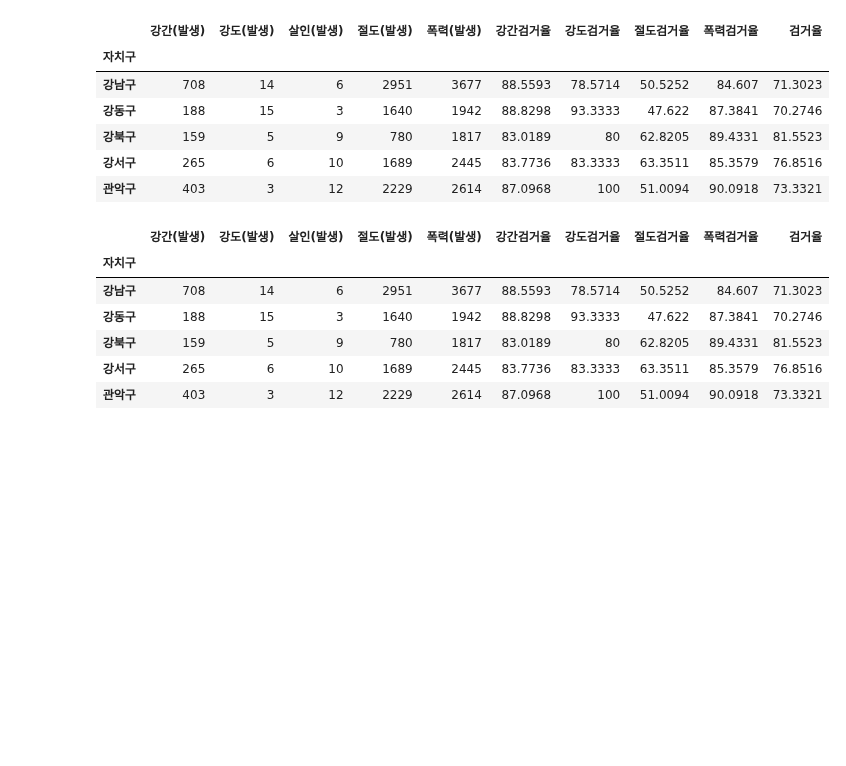
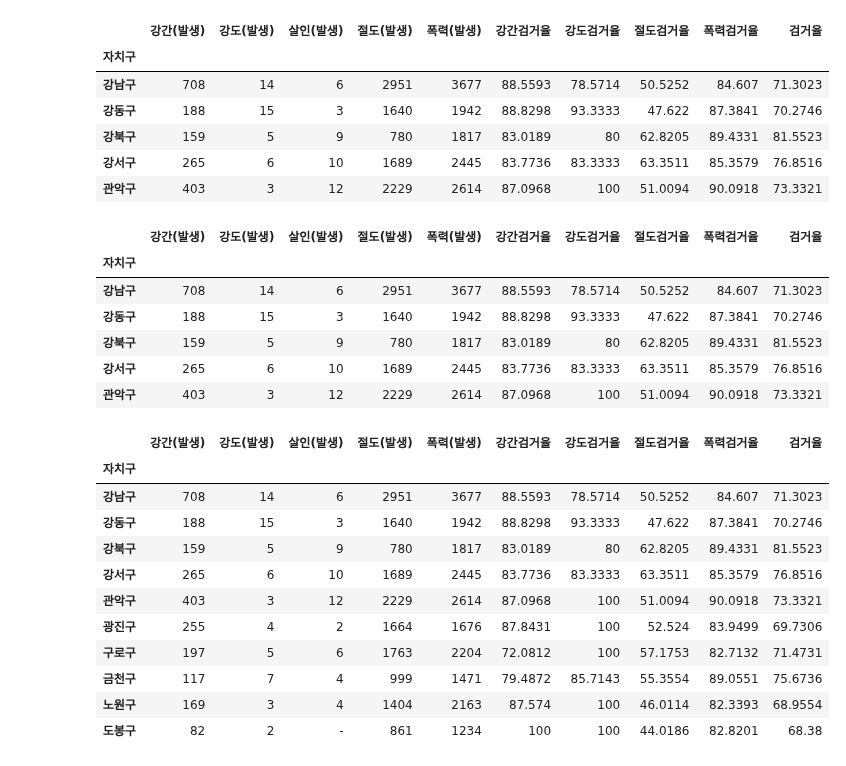
Before and after one commit to ljh15952/AI_Study, a Jupyter notebook: Data_Study/Data_analysis_and_Data_visualization_2.ipynb, the cells around one changed output. Drawn from its saved outputs; the diff is of its cells as text; code cells hidden in the pictures; blank space fills up the shorter version.

```diff
--- a/Data_Study/Data_analysis_and_Data_visualization_2.ipynb
+++ b/Data_Study/Data_analysis_and_Data_visualization_2.ipynb
@@ -206,3 +225,22 @@ gu_df.head()
 | 강북구 | 159 | 5 | 9 | 780 | 1817 | 83.0189 | 80 | 62.8205 | 89.4331 | 81.5523 |
 | 강서구 | 265 | 6 | 10 | 1689 | 2445 | 83.7736 | 83.3333 | 63.3511 | 85.3579 | 76.8516 |
 | 관악구 | 403 | 3 | 12 | 2229 | 2614 | 87.0968 | 100 | 51.0094 | 90.0918 | 73.3321 |
+# %%
+# Masking 기법 (체 활용 기법)
+# 위와 같이 복잡한 이중 for 문과 if 문을 쓸 필요 없이 바로 boolean 체크 후 값 대입 적용이 가능
+
+gu_df[gu_df[['강간검거율', '강도검거율', '절도검거율', '폭력검거율']] > 100] = 100
+gu_df.head(10)
+# %% [output]
+|  | 강간(발생) | 강도(발생) | 살인(발생) | 절도(발생) | 폭력(발생) | 강간검거율 | 강도검거율 | 절도검거율 | 폭력검거율 | 검거율 |
+| 자치구 |  |  |  |  |  |  |  |  |  |  |
+| 강남구 | 708 | 14 | 6 | 2951 | 3677 | 88.5593 | 78.5714 | 50.5252 | 84.607 | 71.3023 |
+| 강동구 | 188 | 15 | 3 | 1640 | 1942 | 88.8298 | 93.3333 | 47.622 | 87.3841 | 70.2746 |
+| 강북구 | 159 | 5 | 9 | 780 | 1817 | 83.0189 | 80 | 62.8205 | 89.4331 | 81.5523 |
+| 강서구 | 265 | 6 | 10 | 1689 | 2445 | 83.7736 | 83.3333 | 63.3511 | 85.3579 | 76.8516 |
+| 관악구 | 403 | 3 | 12 | 2229 | 2614 | 87.0968 | 100 | 51.0094 | 90.0918 | 73.3321 |
+| 광진구 | 255 | 4 | 2 | 1664 | 1676 | 87.8431 | 100 | 52.524 | 83.9499 | 69.7306 |
+| 구로구 | 197 | 5 | 6 | 1763 | 2204 | 72.0812 | 100 | 57.1753 | 82.7132 | 71.4731 |
+| 금천구 | 117 | 7 | 4 | 999 | 1471 | 79.4872 | 85.7143 | 55.3554 | 89.0551 | 75.6736 |
+| 노원구 | 169 | 3 | 4 | 1404 | 2163 | 87.574 | 100 | 46.0114 | 82.3393 | 68.9554 |
+| 도봉구 | 82 | 2 | - | 861 | 1234 | 100 | 100 | 44.0186 | 82.8201 | 68.38 |
```
Also changed, not shown: parts of 1 cell of this notebook.
